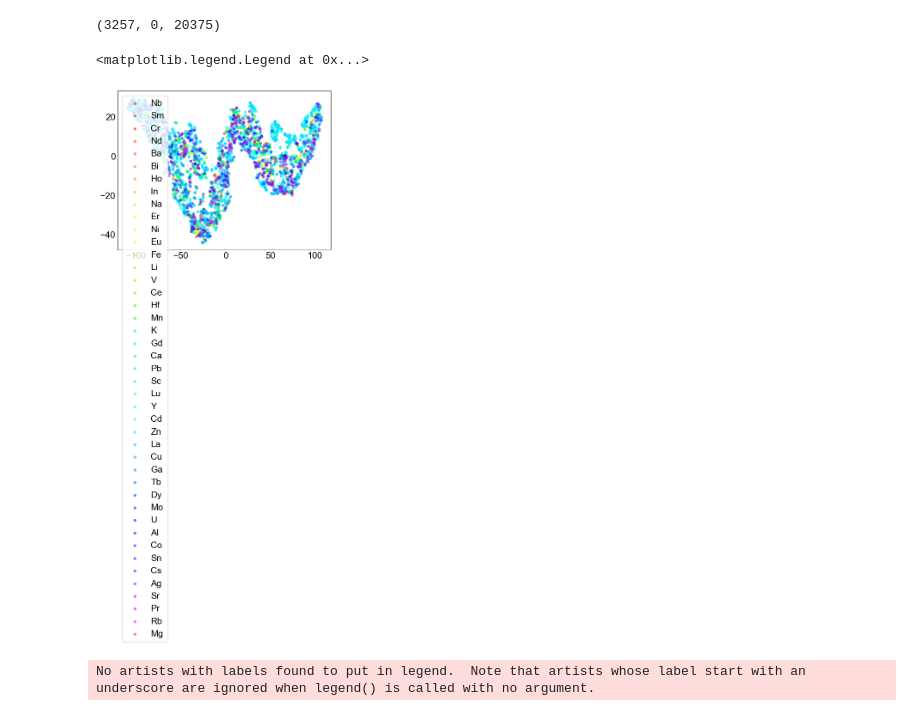
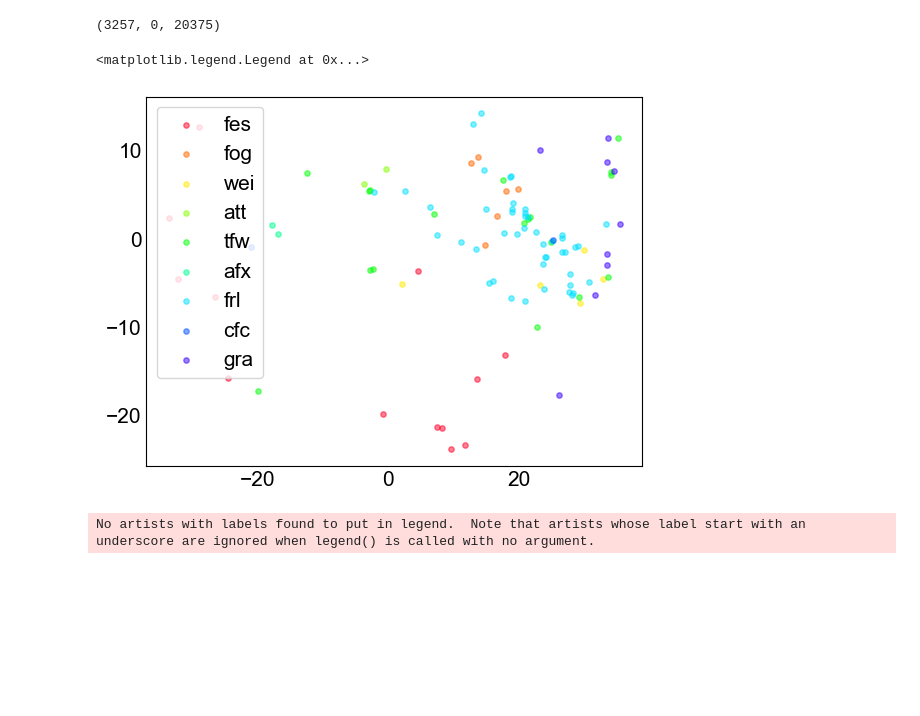
Before and after one commit to XiaoqZhang/mofgraph2vec, a Jupyter notebook: dev/embedding.ipynb, the cells around one changed output. Saved outputs shown, nothing was run; the diff lists cells and outputs as text; code cells hidden in the pictures; blank space fills up the shorter version.

```diff
--- a/dev/embedding.ipynb
+++ b/dev/embedding.ipynb
@@ -32,5 +31,9 @@ df_info.sort_values(by="cif.label", inplace=True)
+# %%
+df_info["type"] = [name.rsplit(".cif")[0]+"_repeat" for name in df_info["type"]]
+# %%
+df = df.merge(df_info[["type", "likely topology"]])
 # %%
-X = df.values
+X = df.iloc[:, 1:-1].values
 # %%
 pca_obj = PCA(n_components=4, random_state=2020)
 pca = pca_obj.fit_transform(X)
@@ -49,7 +52,7 @@ len(emb_rsm), len(emb_hmof), len(emb_qmof)
 emb_color = [0] * emb_rsm.shape[0] + [1] * emb_hmof.shape[0] + [2] * emb_qmof.shape[0]
 # %%
 # Get unique names of species
-uniq = list(set(df_info['metal_1']))
+uniq = list(set(df['likely topology']))
 
 # Set the color map to match the number of species
 z = range(1,len(uniq))
@@ -57,13 +60,13 @@ hot = plt.get_cmap('gist_rainbow')
 cNorm  = colors.Normalize(vmin=0, vmax=len(uniq))
 scalarMap = cmx.ScalarMappable(norm=cNorm, cmap=hot)
 # %%
-for i in range(len(uniq)):
-    indx = df_info['metal_1'] == uniq[i]
+for i in [0, 54, 100, 150, 200, 250, 300, 350, 400]: #range(len(uniq)):
+    indx = df['likely topology'] == uniq[i]
     plt.scatter(tsne[indx, 0], tsne[indx, 1], s=15, color=scalarMap.to_rgba(i), label=uniq[i], alpha=.5)
 plt.legend()
 # %% [output]
 <matplotlib.legend.Legend at 0x...>
-[figure, old version]
+[figure, new version]
 # %%
 fig, ax = plt.subplots(1, 1, figsize=(8, 8))
 ax.set_aspect('equal')
```
Also changed, not shown: parts of 3 cells of this notebook, 10 other files.
